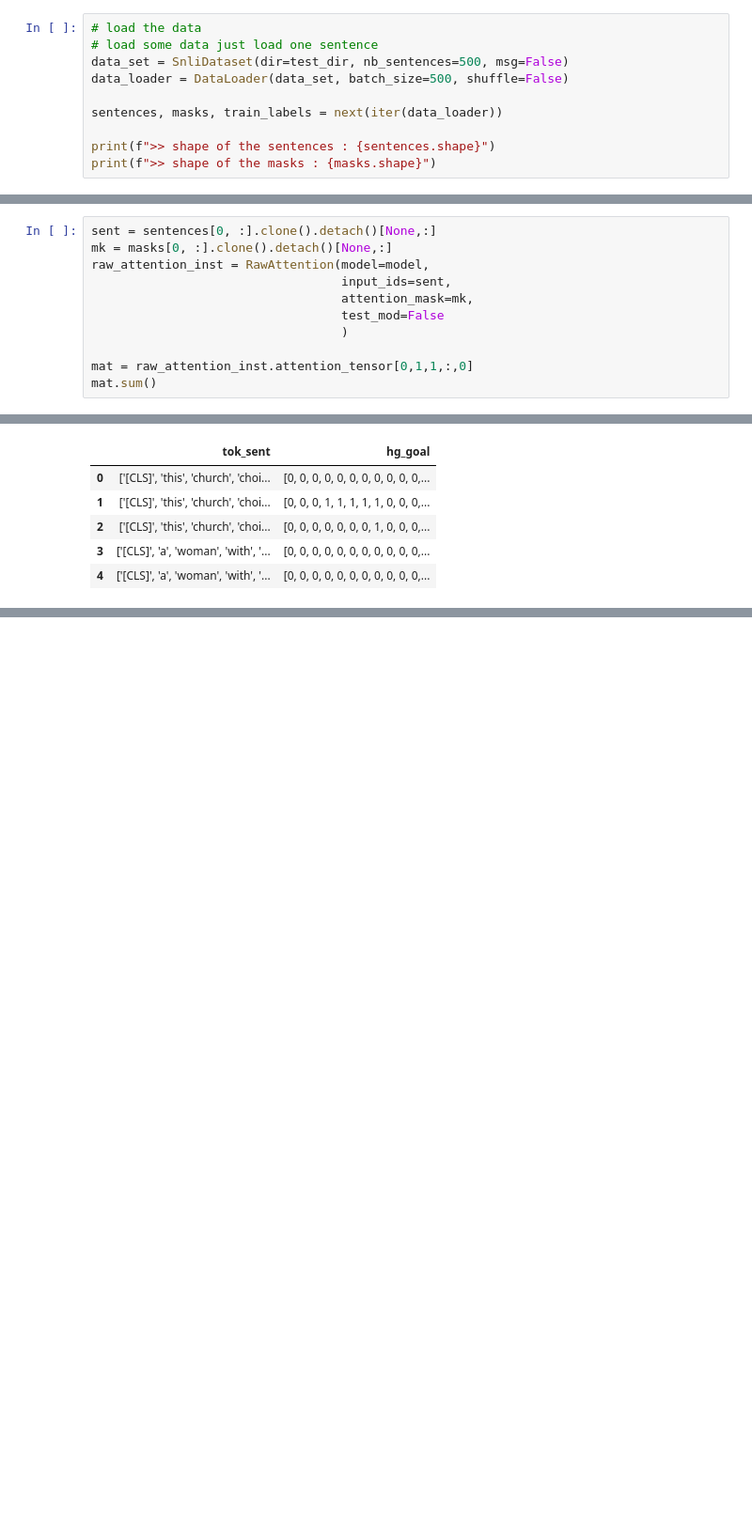
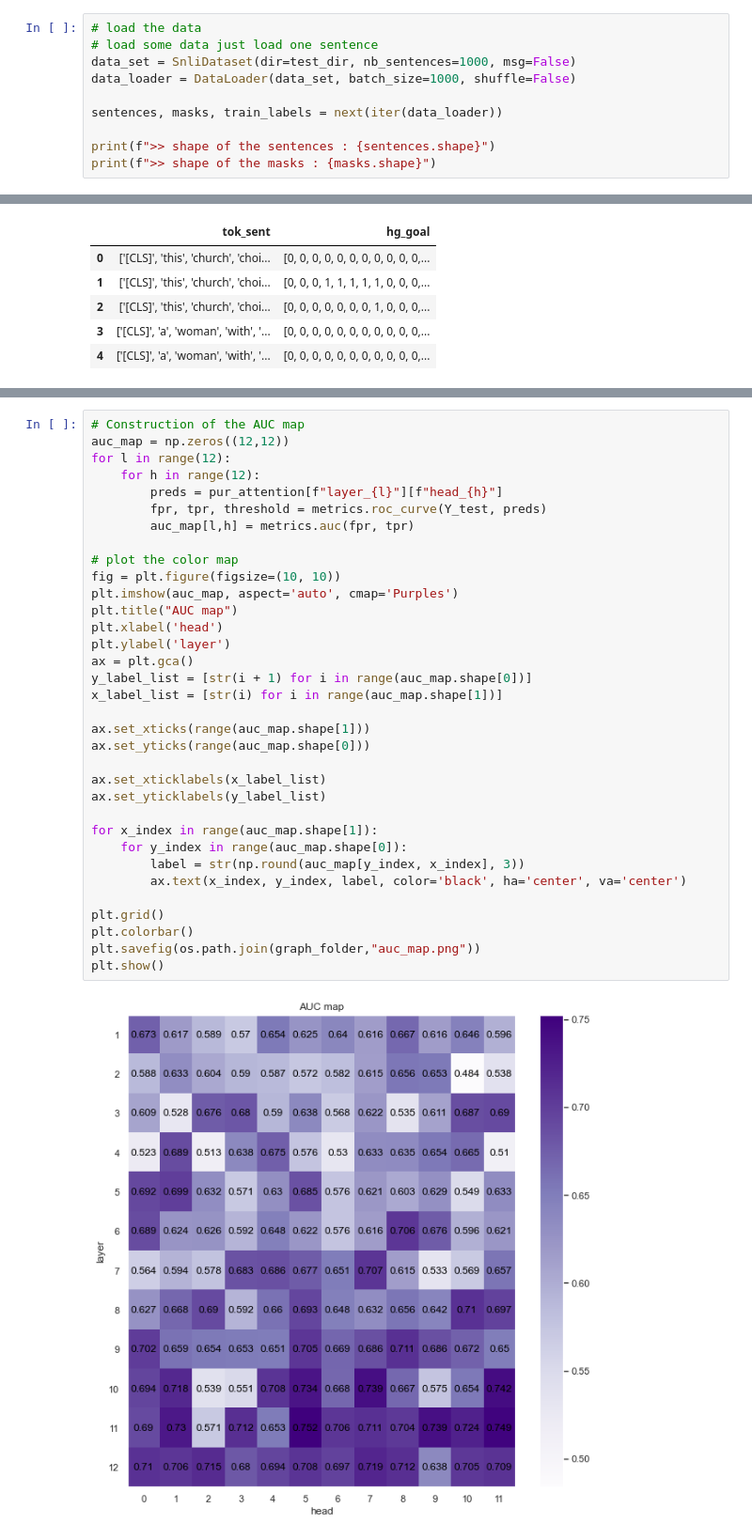
Before and after one commit to lolofo/stage_4_gm, a Jupyter notebook: attention_algorithms/notebooks/AUC Head Map.ipynb, the cells around one changed output, grey strips where cells are left out. Shown: that part at 94% size. Saved outputs shown, nothing was run; the diff lists cells and outputs as text; blank space fills up the shorter version.

```diff
--- a/attention_algorithms/notebooks/AUC Head Map.ipynb
+++ b/attention_algorithms/notebooks/AUC Head Map.ipynb
@@ -72,8 +75,8 @@ BertNliLight(
 # %%
 # load the data
 # load some data just load one sentence
-data_set = SnliDataset(dir=test_dir, nb_sentences=500, msg=False)
-data_loader = DataLoader(data_set, batch_size=500, shuffle=False)
+data_set = SnliDataset(dir=test_dir, nb_sentences=1000, msg=False)
+data_loader = DataLoader(data_set, batch_size=1000, shuffle=False)
 
 sentences, masks, train_labels = next(iter(data_loader))
 
@@ -85,11 +87,0 @@ print(f">> shape of the masks : {masks.shape}")
-# %%
-sent = sentences[0, :].clone().detach()[None,:]
-mk = masks[0, :].clone().detach()[None,:]
-raw_attention_inst = RawAttention(model=model,
-                                  input_ids=sent,
-                                  attention_mask=mk,
-                                  test_mod=False
-                                  )
-
-mat = raw_attention_inst.attention_tensor[0,1,1,:,0]
-mat.sum()
@@ -174,0 +196,36 @@ print(f">> len Y_test {len(Y_test)}")
+# %%
+# Construction of the AUC map
+auc_map = np.zeros((12,12))
+for l in range(12):
+    for h in range(12):
+        preds = pur_attention[f"layer_{l}"][f"head_{h}"]
+        fpr, tpr, threshold = metrics.roc_curve(Y_test, preds)
+        auc_map[l,h] = metrics.auc(fpr, tpr)
+
+# plot the color map
+fig = plt.figure(figsize=(10, 10))
+plt.imshow(auc_map, aspect='auto', cmap='Purples')
+plt.title("AUC map")
+plt.xlabel('head')
+plt.ylabel('layer')
+ax = plt.gca()
+y_label_list = [str(i + 1) for i in range(auc_map.shape[0])]
+x_label_list = [str(i) for i in range(auc_map.shape[1])]
+
+ax.set_xticks(range(auc_map.shape[1]))
+ax.set_yticks(range(auc_map.shape[0]))
+
+ax.set_xticklabels(x_label_list)
+ax.set_yticklabels(y_label_list)
+
+for x_index in range(auc_map.shape[1]):
+    for y_index in range(auc_map.shape[0]):
+        label = str(np.round(auc_map[y_index, x_index], 3))
+        ax.text(x_index, y_index, label, color='black', ha='center', va='center')
+
+plt.grid()
+plt.colorbar()
+plt.savefig(os.path.join(graph_folder,"auc_map.png"))
+plt.show()
+# %% [output]
+[figure, added]
```
Also changed, not shown: parts of 14 cells of this notebook, 2 other files.
